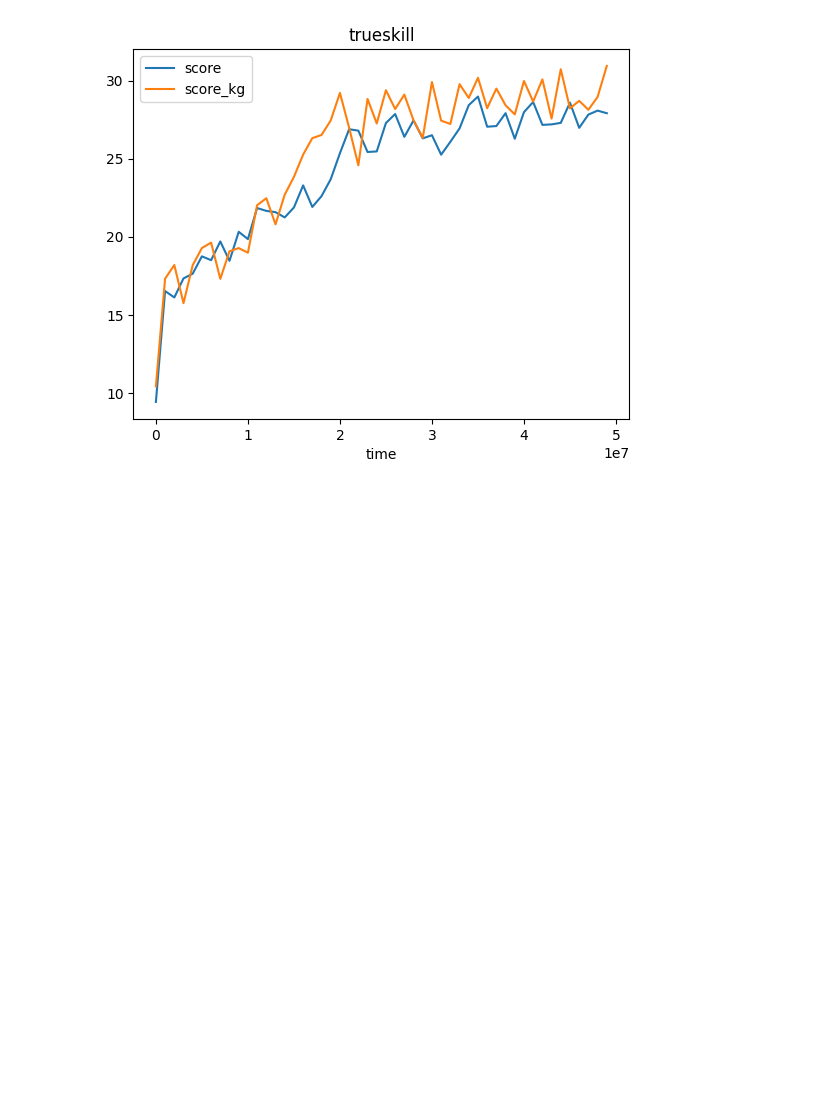
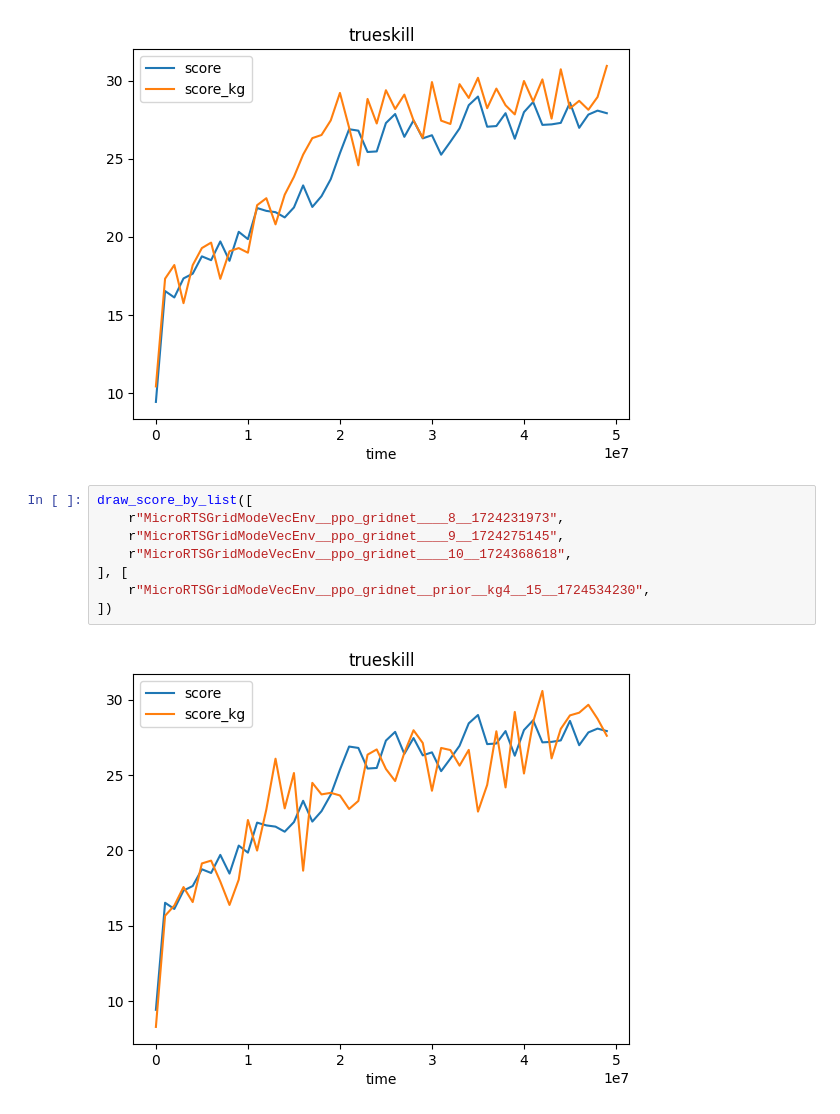
Before and after one commit to adFrej/kg-rl-rts, a Jupyter notebook: training_loss.ipynb, the cells around one changed output. Saved outputs shown, nothing was run; the diff lists cells and outputs as text; blank space fills up the shorter version.

```diff
--- a/training_loss.ipynb
+++ b/training_loss.ipynb
@@ -125,3 +125,13 @@ draw_score_by_list([
 ])
 # %% [output]
 [figure]
+# %%
+draw_score_by_list([
+    r"MicroRTSGridModeVecEnv__ppo_gridnet____8__1724231973",
+    r"MicroRTSGridModeVecEnv__ppo_gridnet____9__1724275145",
+    r"MicroRTSGridModeVecEnv__ppo_gridnet____10__1724368618",
+], [
+    r"MicroRTSGridModeVecEnv__ppo_gridnet__prior__kg4__15__1724534230",
+])
+# %% [output]
+[figure, added]
```
Also changed, not shown: parts of 1 cell of this notebook, 51 other files.
